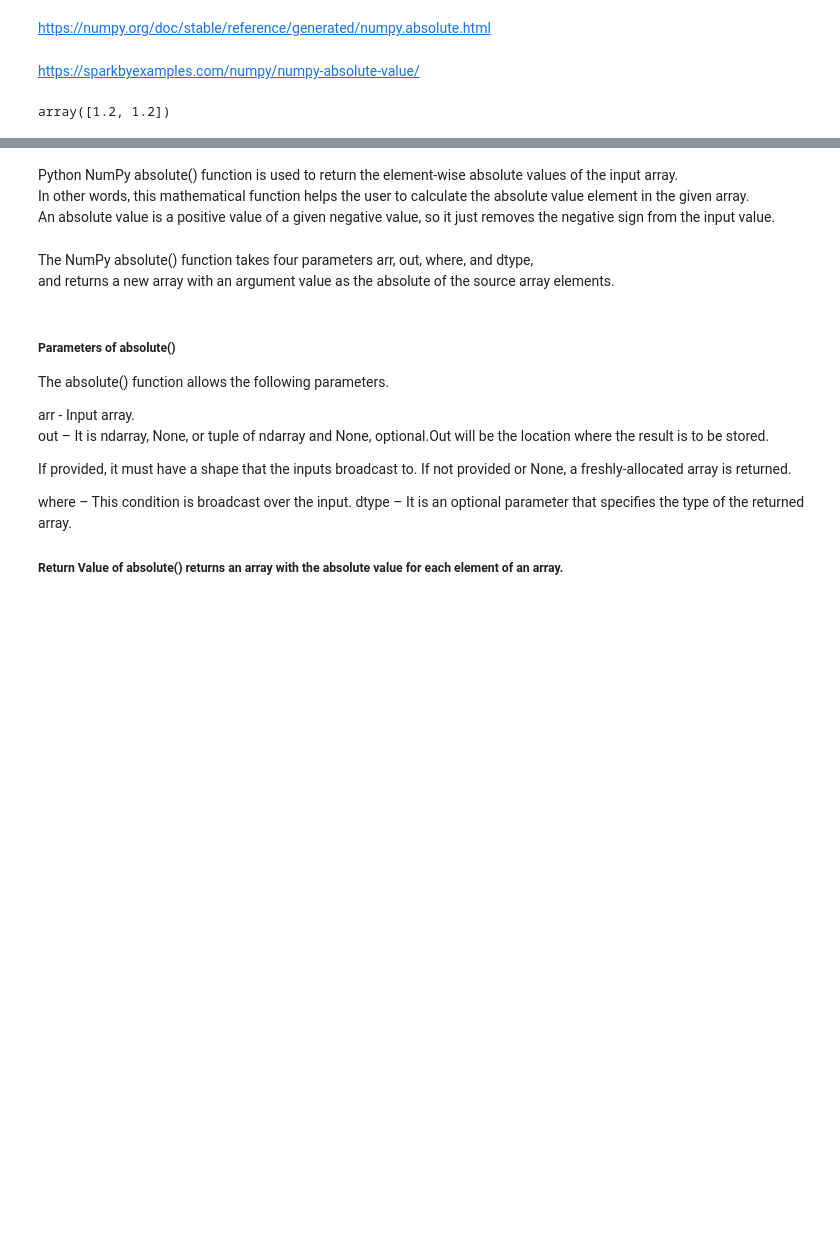
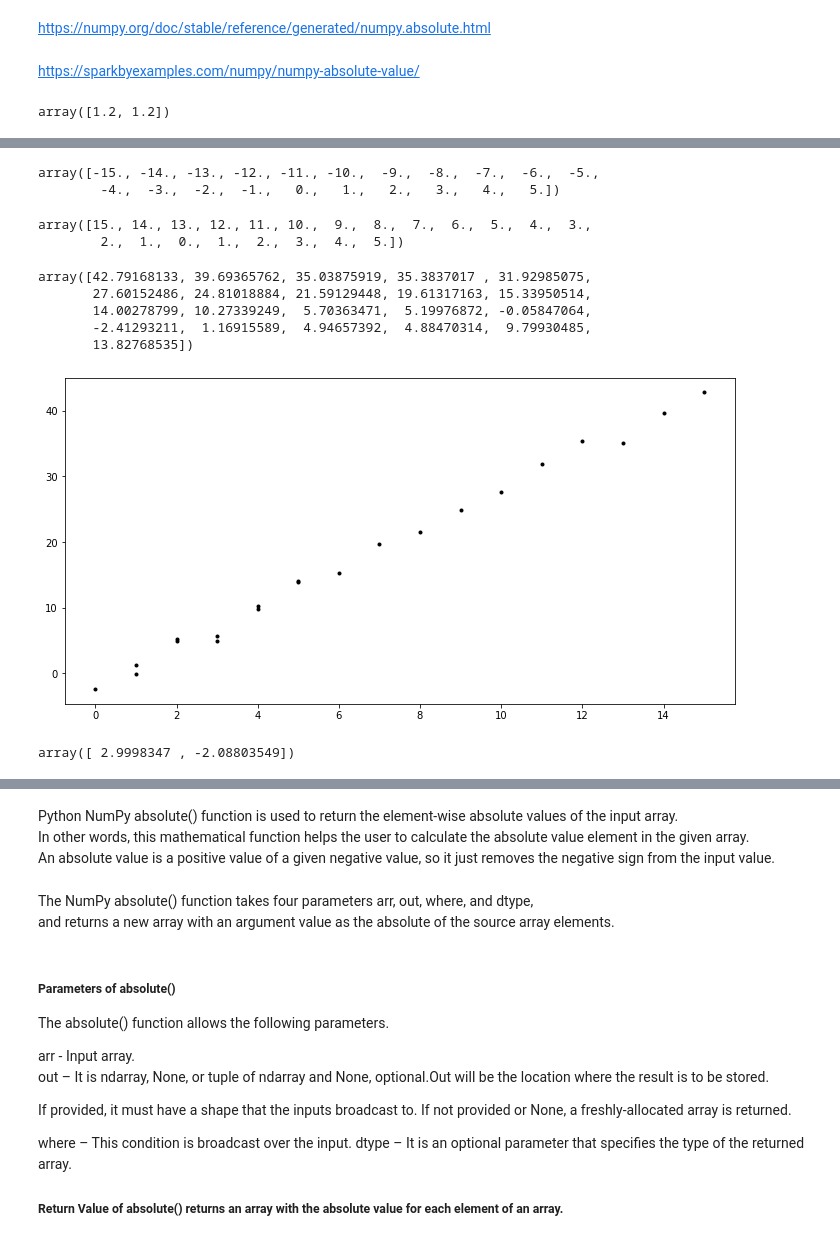
Before and after one commit to doodymack/Machine_Learn_Stats-Assessment, a Jupyter notebook: Exercises/02-Models_exercises.ipynb, the cells around one changed output, grey strips where cells are left out. Saved outputs shown, nothing was run; the diff lists cells and outputs as text; code cells hidden in the pictures; blank space fills up the shorter version.

```diff
--- a/Exercises/02-Models_exercises.ipynb
+++ b/Exercises/02-Models_exercises.ipynb
@@ -35,0 +90,38 @@ plt.show()
+# %%
+# A range of x values.
+x = np.linspace(-15.0, +5.0, 21)
+x
+# %% [output]
+array([-15., -14., -13., -12., -11., -10.,  -9.,  -8.,  -7.,  -6.,  -5.,
+        -4.,  -3.,  -2.,  -1.,   0.,   1.,   2.,   3.,   4.,   5.])
+# %%
+x_abs = np.absolute(x)
+# %%
+x_abs
+# %% [output]
+array([15., 14., 13., 12., 11., 10.,  9.,  8.,  7.,  6.,  5.,  4.,  3.,
+        2.,  1.,  0.,  1.,  2.,  3.,  4.,  5.])
+# %%
+# A range of y values based on x_abs.
+y = 3.0 * x_abs - 2.0 + np.random.normal(0.0, 1.0, len(x))
+y
+# %% [output]
+array([42.79168133, 39.69365762, 35.03875919, 35.3837017 , 31.92985075,
+       27.60152486, 24.81018884, 21.59129448, 19.61317163, 15.33950514,
+       14.00278799, 10.27339249,  5.70363471,  5.19976872, -0.05847064,
+       -2.41293211,  1.16915589,  4.94657392,  4.88470314,  9.79930485,
+       13.82768535])
+# %%
+# Create a plot.
+fig, ax = plt.subplots(figsize=(12,6))
+
+# Plot x_abs vs y.
+ax.plot(x_abs, y, 'k.');
+# %% [output]
+[figure, added]
+# %%
+# Use x and y to try to find the original parameters.
+paramsA = np.polyfit(x_abs, y, 1)
+paramsA
+# %% [output]
+array([ 2.9998347 , -2.08803549])
```
Also changed, not shown: parts of 45 cells of this notebook.
